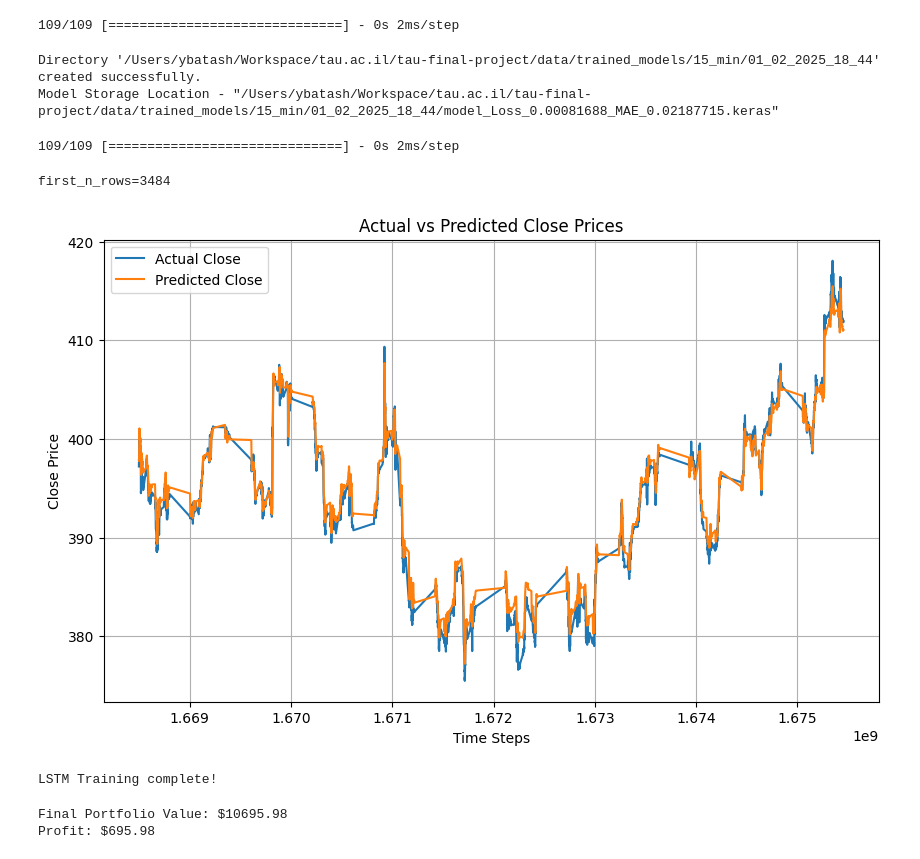
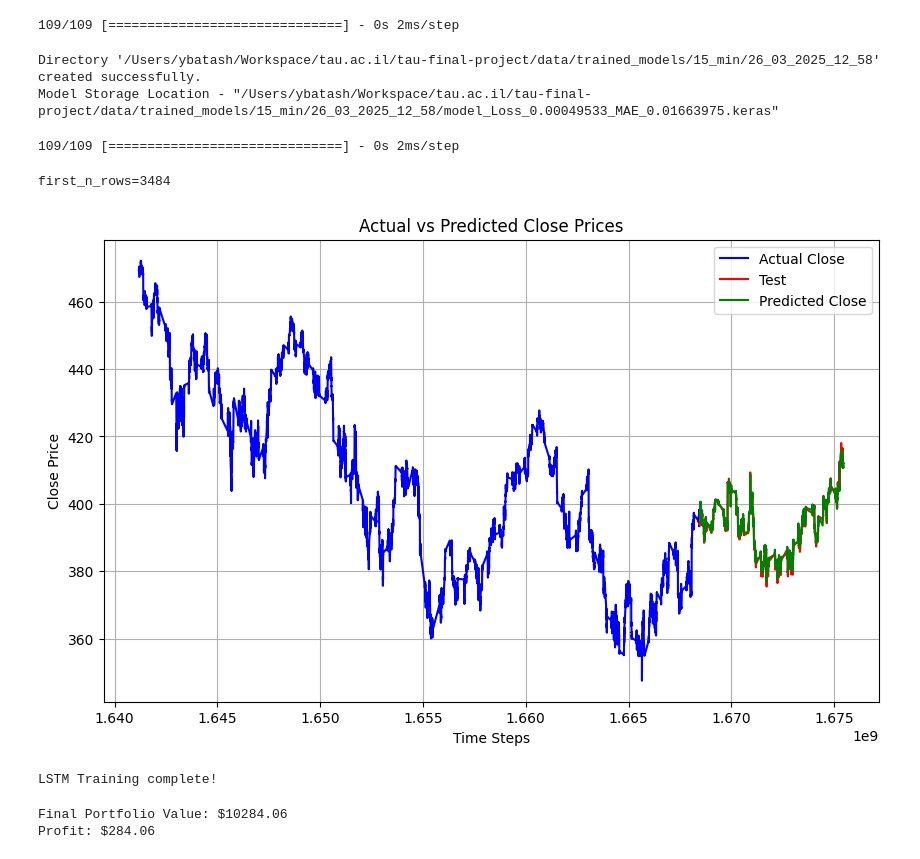
Before and after one commit to yossibatash/tau-final-project, a Jupyter notebook: LSTM_15_min.ipynb, the cells around one changed output. Cells and saved outputs as stored; diff of their text form; code cells hidden in the pictures.

Commit message:
20_epochs - Adding LSTM 15 updated notebook

```diff
--- a/LSTM_15_min.ipynb
+++ b/LSTM_15_min.ipynb
@@ -157,7 +157,7 @@ model = keras.Sequential([
 model.compile(optimizer='adam', loss='mse', metrics=['mae'])
 
 # 8. Train the Model
-epochs = 10
+epochs = 20
 batch_size = 32
 history = model.fit(X_train_seq, y_train_seq, epochs=epochs, batch_size=batch_size,
                     validation_data=(X_test_seq, y_test_seq), verbose=2)
@@ -239,8 +239,8 @@ model.save(filepath=trained_model_full_path)
 
 print(f"Model Storage Location - \"{trained_model_full_path}\"")
 # %% [output]
-Directory '/Users/ybatash/Workspace/tau.ac.il/tau-final-project/data/trained_models/15_min/01_02_2025_18_44' created successfully.
-Model Storage Location - "/Users/ybatash/Workspace/tau.ac.il/tau-final-project/data/trained_models/15_min/01_02_2025_18_44/model_Loss_0.00081688_MAE_0.02187715.keras"
+Directory '/Users/ybatash/Workspace/tau.ac.il/tau-final-project/data/trained_models/15_min/26_03_2025_12_58' created successfully.
+Model Storage Location - "/Users/ybatash/Workspace/tau.ac.il/tau-final-project/data/trained_models/15_min/26_03_2025_12_58/model_Loss_0.00049533_MAE_0.01663975.keras"
 # %%
 loaded_model = keras.saving.load_model(trained_model_full_path)
 
@@ -280,23 +280,25 @@ res_df = res_df.iloc[0:-1]
 # %%
 sample_ratio = 1 #0.005
 first_n_rows = int(len(res_df)*sample_ratio)
 print(f"{first_n_rows=}")
 
 # 11. Plot the actual vs. predicted close values
 plt.figure(figsize=(10, 6))
-plt.plot(res_df.iloc[:int(len(res_df)*sample_ratio)]["close"], label='Actual Close')
-plt.plot(res_df.iloc[:int(len(res_df)*sample_ratio)]["predicted_close_price"], label='Predicted Close')
+plt.plot(train_labels.index, train_labels["close"], label="Actual Close", color="blue")
+plt.plot(test_labels.index, test_labels["close"], label="Test", color="red")
+plt.plot(res_df["predicted_close_price"], label='Predicted Close', color="green")
+
 plt.xlabel('Time Steps')
 plt.ylabel('Close Price')
 plt.title('Actual vs Predicted Close Prices')
 plt.legend()
 plt.grid(True)
 plt.show()
 
 print("LSTM Training complete!")
 # %% [output]
 first_n_rows=3484
-[figure, old version]
+[figure, new version]
 LSTM Training complete!
 # %%
 # Calculate the close_price_predicted_percentage_change
@@ -353,5 +355,5 @@ profit = final_value - initial_capital
 print(f"\nFinal Portfolio Value: ${final_value:.2f}")
 print(f"Profit: ${profit:.2f}")
 # %% [output]
-Final Portfolio Value: $10695.98
-Profit: $695.98
+Final Portfolio Value: $10284.06
+Profit: $284.06
```
Also changed, not shown: parts of 1 cell of this notebook.
